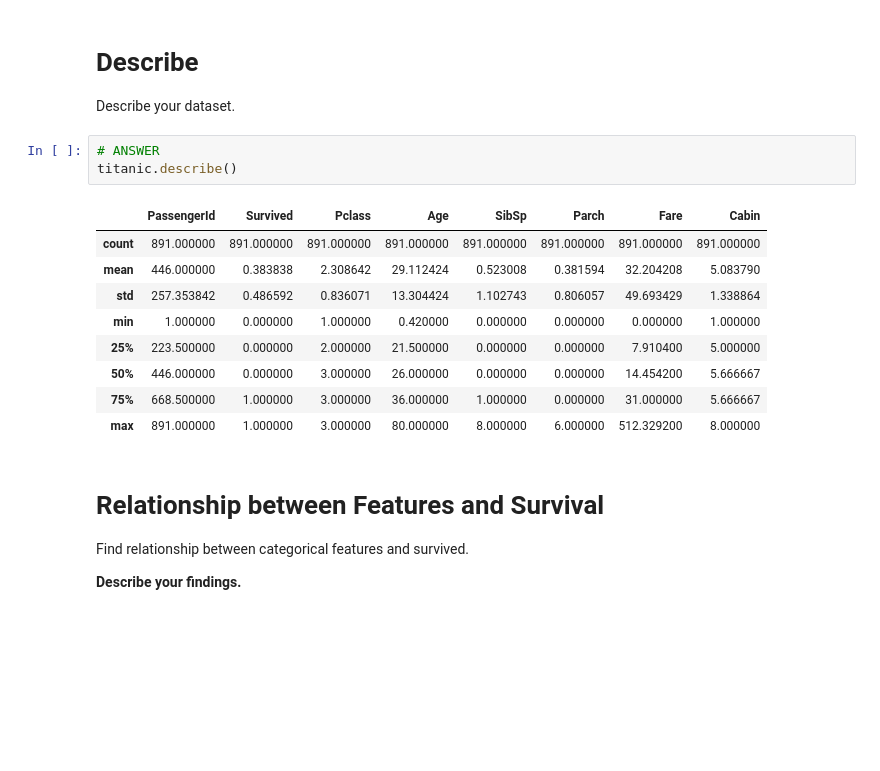
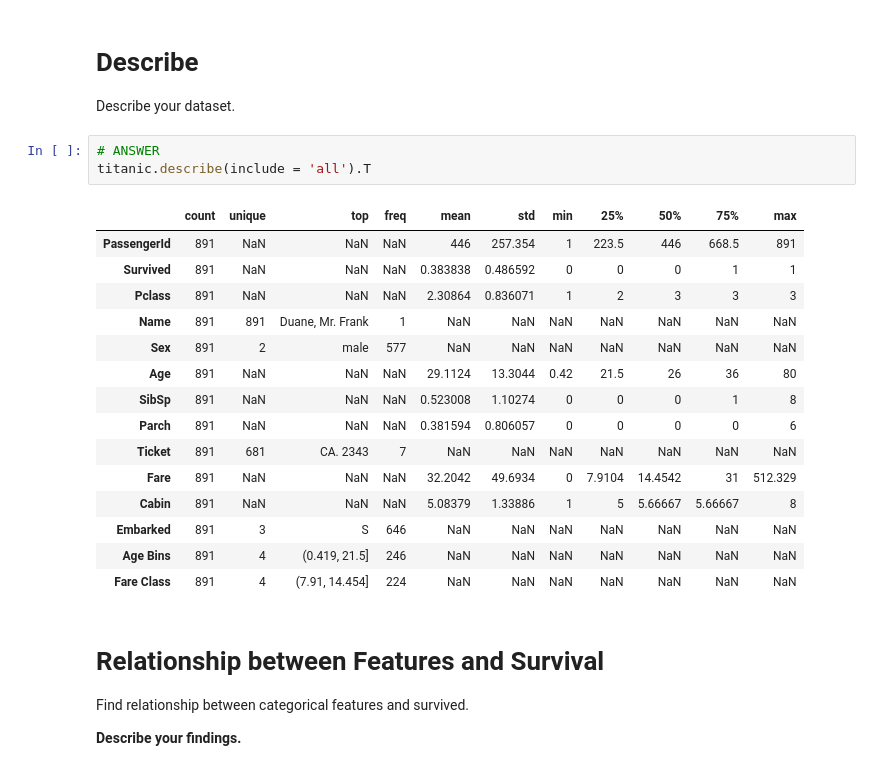
Before and after one commit to FaizalRahman117/IOD, a Jupyter notebook: mod 3/FR - IOD_Lab 3.2.1.ipynb, the cells around one changed output. Drawn from its saved outputs; the diff is of its cells as text; blank space fills up the shorter version.

```diff
--- a/mod 3/FR - IOD_Lab 3.2.1.ipynb
+++ b/mod 3/FR - IOD_Lab 3.2.1.ipynb
@@ -413,17 +413,23 @@ dtype: int64
 Describe your dataset.
 # %%
 # ANSWER
-titanic.describe()
+titanic.describe(include = 'all').T
 # %% [output]
-|  | PassengerId | Survived | Pclass | Age | SibSp | Parch | Fare | Cabin |
-| count | 891.000000 | 891.000000 | 891.000000 | 891.000000 | 891.000000 | 891.000000 | 891.000000 | 891.000000 |
-| mean | 446.000000 | 0.383838 | 2.308642 | 29.112424 | 0.523008 | 0.381594 | 32.204208 | 5.083790 |
-| std | 257.353842 | 0.486592 | 0.836071 | 13.304424 | 1.102743 | 0.806057 | 49.693429 | 1.338864 |
-| min | 1.000000 | 0.000000 | 1.000000 | 0.420000 | 0.000000 | 0.000000 | 0.000000 | 1.000000 |
-| 25% | 223.500000 | 0.000000 | 2.000000 | 21.500000 | 0.000000 | 0.000000 | 7.910400 | 5.000000 |
-| 50% | 446.000000 | 0.000000 | 3.000000 | 26.000000 | 0.000000 | 0.000000 | 14.454200 | 5.666667 |
-| 75% | 668.500000 | 1.000000 | 3.000000 | 36.000000 | 1.000000 | 0.000000 | 31.000000 | 5.666667 |
-| max | 891.000000 | 1.000000 | 3.000000 | 80.000000 | 8.000000 | 6.000000 | 512.329200 | 8.000000 |
+|  | count | unique | top | freq | mean | std | min | 25% | 50% | 75% | max |
+| PassengerId | 891 | NaN | NaN | NaN | 446 | 257.354 | 1 | 223.5 | 446 | 668.5 | 891 |
+| Survived | 891 | NaN | NaN | NaN | 0.383838 | 0.486592 | 0 | 0 | 0 | 1 | 1 |
+| Pclass | 891 | NaN | NaN | NaN | 2.30864 | 0.836071 | 1 | 2 | 3 | 3 | 3 |
+| Name | 891 | 891 | Duane, Mr. Frank | 1 | NaN | NaN | NaN | NaN | NaN | NaN | NaN |
+| Sex | 891 | 2 | male | 577 | NaN | NaN | NaN | NaN | NaN | NaN | NaN |
+| Age | 891 | NaN | NaN | NaN | 29.1124 | 13.3044 | 0.42 | 21.5 | 26 | 36 | 80 |
+| SibSp | 891 | NaN | NaN | NaN | 0.523008 | 1.10274 | 0 | 0 | 0 | 1 | 8 |
+| Parch | 891 | NaN | NaN | NaN | 0.381594 | 0.806057 | 0 | 0 | 0 | 0 | 6 |
+| Ticket | 891 | 681 | CA. 2343 | 7 | NaN | NaN | NaN | NaN | NaN | NaN | NaN |
+| Fare | 891 | NaN | NaN | NaN | 32.2042 | 49.6934 | 0 | 7.9104 | 14.4542 | 31 | 512.329 |
+| Cabin | 891 | NaN | NaN | NaN | 5.08379 | 1.33886 | 1 | 5 | 5.66667 | 5.66667 | 8 |
+| Embarked | 891 | 3 | S | 646 | NaN | NaN | NaN | NaN | NaN | NaN | NaN |
+| Age Bins | 891 | 4 | (0.419, 21.5] | 246 | NaN | NaN | NaN | NaN | NaN | NaN | NaN |
+| Fare Class | 891 | 4 | (7.91, 14.454] | 224 | NaN | NaN | NaN | NaN | NaN | NaN | NaN |
 # %% [markdown]
 # Relationship between Features and Survival
 
```
Also changed, not shown: parts of 6 cells of this notebook, 2 other files.
